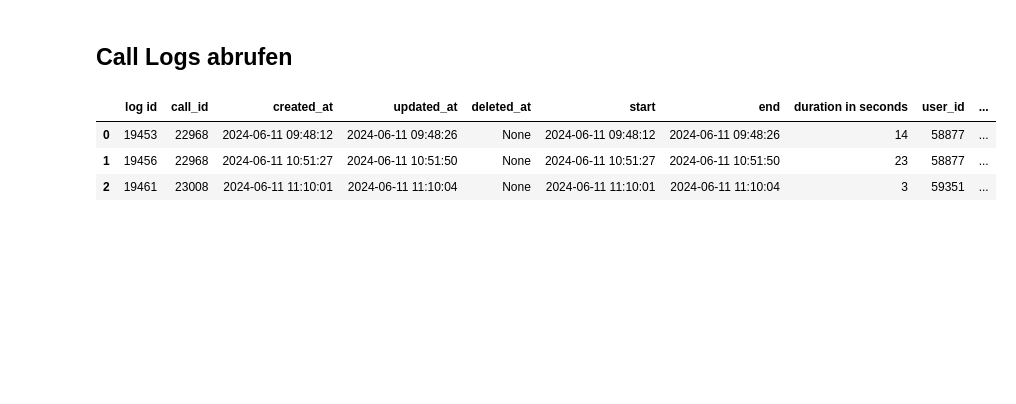
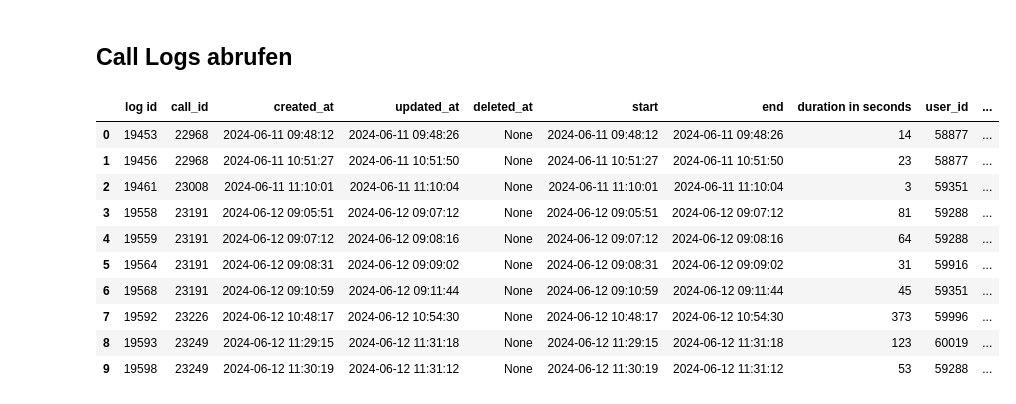
Before and after one commit to arztkonsultation/api-demos, a Jupyter notebook: ak_Code_Beispiele.ipynb, the cells around one changed output. Cells and saved outputs as stored; diff of their text form; code cells hidden in the pictures; blank space fills up the shorter version.

```diff
--- a/ak_Code_Beispiele.ipynb
+++ b/ak_Code_Beispiele.ipynb
@@ -42,7 +57,10 @@ Mounted at /content/drive
 # @title
 import requests
 
-def fetch(method, path, data=None, token=None, hostname='app-sandbox.arztkonsultation.de'):
+#Hostname anpassen!
+hostname='app-sandbox.arztkonsultation.de'
+
+def fetch(method, path, data=None, token=None):
     url = f'https://{hostname}{path}'
     headers = {
         'Content-Type': 'application/json',
@@ -319,6 +591,26 @@ print(formatted_output)
 import requests
 from datetime import datetime
 import pandas as pd
+
+def getAllUsers(token):
+    response = fetch('GET', '/api/v2/users?per_page=100', token=token)
+
+    if 'data' in response and isinstance(response['data'], list):
+        users = response['data']
+    else:
+        print("Fehler: Ungültige API-Antwort")
+        return {}
+
+    userObj = {}
+    for user in users:
+        user_id = user.get('id')
+        if user_id:
+            userObj[user_id] = {
+                'display': user.get('name', ''),
+                'company': user.get('company_id', '')
+            }
+
+    return userObj
 
 def getCallLogs(token, userStore):
     logs = fetch('GET', '/api/v2/calllogs?per_page=10000', {}, token)['data']
@@ -339,31 +631,38 @@ def getCallLogs(token, userStore):
             'log id': log['id'],
             'call_id': log['call_id'],
             'created_at': created_at,
             'updated_at': updated_at,
             'deleted_at': deleted_at,
             'start': start,
             'end': end,
             'duration in seconds': log['duration'],
             'user_id': user_id,
             'user': user,
             'company id': company
         }
         formatted_logs.append(formatted_log)
 
     return formatted_logs
 
-# Beispielaufruf der Funktionen
+# Aufruf der Funktionen
 token = login()
 userStore = getAllUsers(token)
 logs = getCallLogs(token, userStore)
 
 # Daten in ein DataFrame laden
 df = pd.DataFrame(logs)
 
 # DataFrame anzeigen
 df
 # %% [output]
 |  | log id | call_id | created_at | updated_at | deleted_at | start | end | duration in seconds | user_id | ... |
 | 0 | 19453 | 22968 | 2024-06-11 09:48:12 | 2024-06-11 09:48:26 | None | 2024-06-11 09:48:12 | 2024-06-11 09:48:26 | 14 | 58877 | ... |
 | 1 | 19456 | 22968 | 2024-06-11 10:51:27 | 2024-06-11 10:51:50 | None | 2024-06-11 10:51:27 | 2024-06-11 10:51:50 | 23 | 58877 | ... |
 | 2 | 19461 | 23008 | 2024-06-11 11:10:01 | 2024-06-11 11:10:04 | None | 2024-06-11 11:10:01 | 2024-06-11 11:10:04 | 3 | 59351 | ... |
+| 3 | 19558 | 23191 | 2024-06-12 09:05:51 | 2024-06-12 09:07:12 | None | 2024-06-12 09:05:51 | 2024-06-12 09:07:12 | 81 | 59288 | ... |
+| 4 | 19559 | 23191 | 2024-06-12 09:07:12 | 2024-06-12 09:08:16 | None | 2024-06-12 09:07:12 | 2024-06-12 09:08:16 | 64 | 59288 | ... |
+| 5 | 19564 | 23191 | 2024-06-12 09:08:31 | 2024-06-12 09:09:02 | None | 2024-06-12 09:08:31 | 2024-06-12 09:09:02 | 31 | 59916 | ... |
+| 6 | 19568 | 23191 | 2024-06-12 09:10:59 | 2024-06-12 09:11:44 | None | 2024-06-12 09:10:59 | 2024-06-12 09:11:44 | 45 | 59351 | ... |
+| 7 | 19592 | 23226 | 2024-06-12 10:48:17 | 2024-06-12 10:54:30 | None | 2024-06-12 10:48:17 | 2024-06-12 10:54:30 | 373 | 59996 | ... |
+| 8 | 19593 | 23249 | 2024-06-12 11:29:15 | 2024-06-12 11:31:18 | None | 2024-06-12 11:29:15 | 2024-06-12 11:31:18 | 123 | 60019 | ... |
+| 9 | 19598 | 23249 | 2024-06-12 11:30:19 | 2024-06-12 11:31:12 | None | 2024-06-12 11:30:19 | 2024-06-12 11:31:12 | 53 | 59288 | ... |
```
Also changed, not shown: parts of 18 cells of this notebook.
